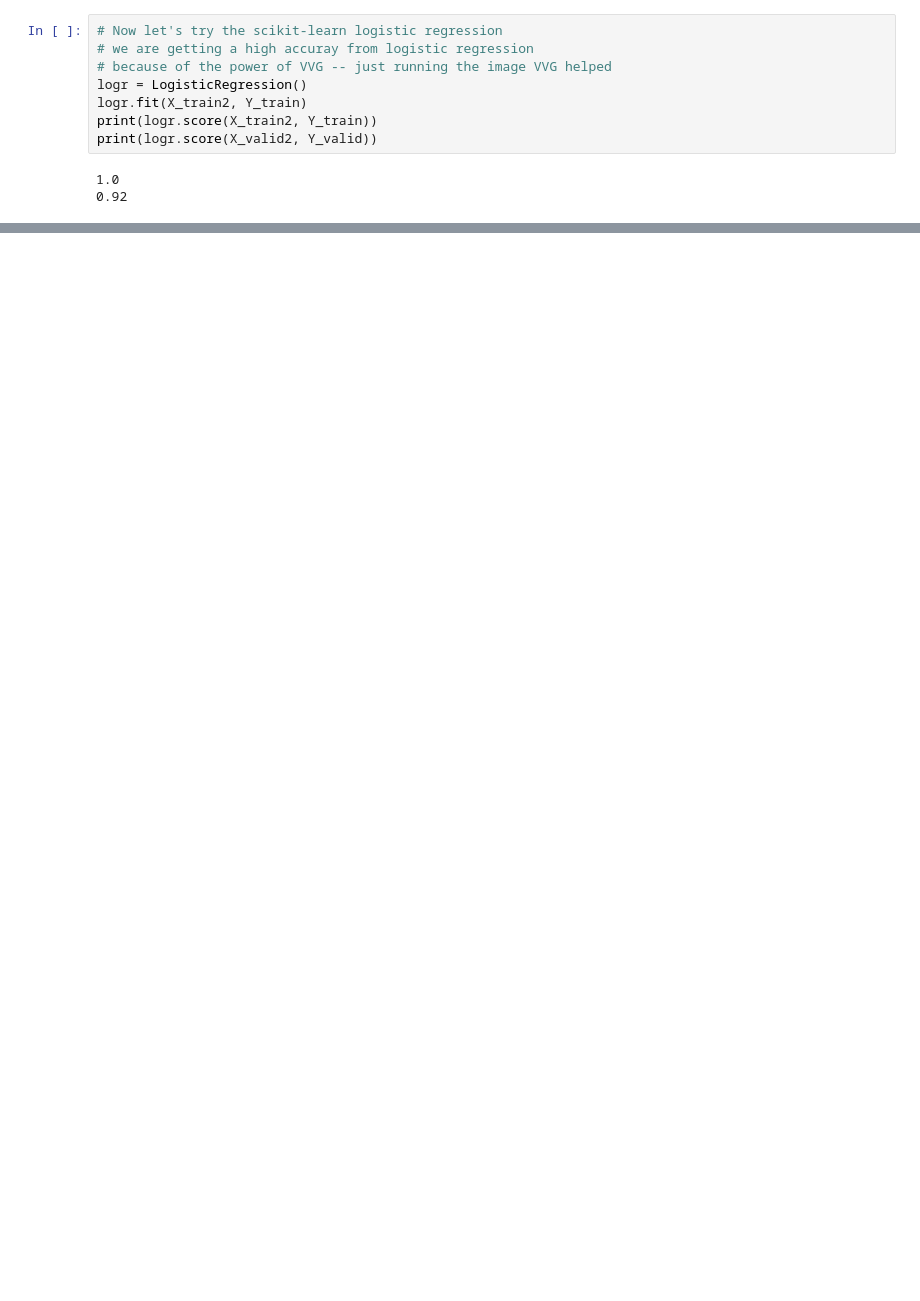
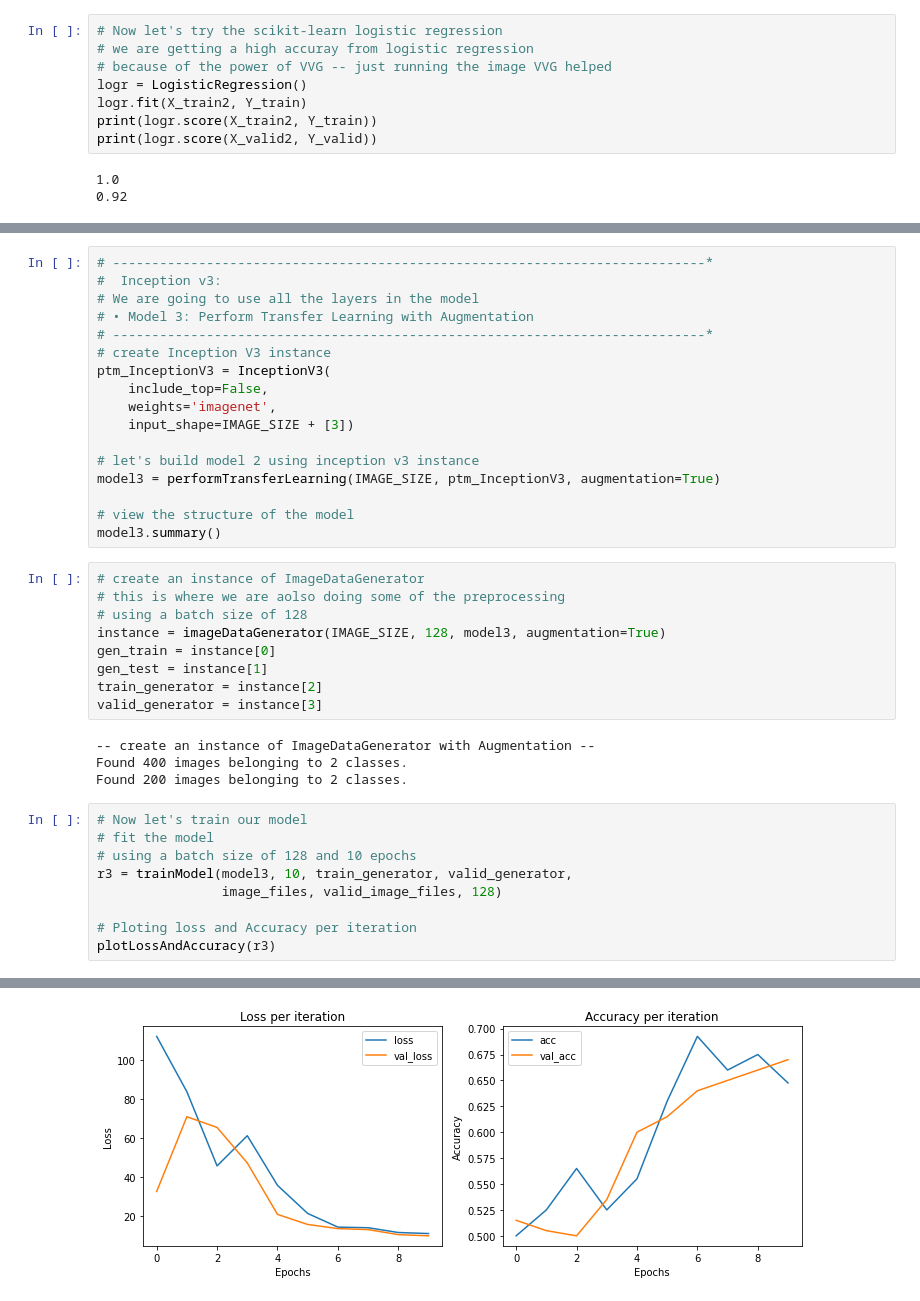
Before and after one commit to YannMjl/AI-764, a Jupyter notebook: Assign5.ipynb, the cells around one changed output, grey strips where cells are left out. Drawn from its saved outputs; the diff is of its cells as text; blank space fills up the shorter version.

```diff
--- a/Assign5.ipynb
+++ b/Assign5.ipynb
@@ -575,0 +581,40 @@ ptm.trainable = False
+# %%
+# ----------------------------------------------------------------------------*
+#  Inception v3:
+# We are going to use all the layers in the model
+# • Model 3: Perform Transfer Learning with Augmentation
+# ----------------------------------------------------------------------------*
+# create Inception V3 instance
+ptm_InceptionV3 = InceptionV3(
+    include_top=False,
+    weights='imagenet',
+    input_shape=IMAGE_SIZE + [3])
+
+# let's build model 2 using inception v3 instance
+model3 = performTransferLearning(IMAGE_SIZE, ptm_InceptionV3, augmentation=True)
+
+# view the structure of the model
+model3.summary()
+# %%
+# create an instance of ImageDataGenerator
+# this is where we are aolso doing some of the preprocessing
+# using a batch size of 128
+instance = imageDataGenerator(IMAGE_SIZE, 128, model3, augmentation=True)
+gen_train = instance[0]
+gen_test = instance[1]
+train_generator = instance[2]
+valid_generator = instance[3]
+# %% [output]
+-- create an instance of ImageDataGenerator with Augmentation --
+Found 400 images belonging to 2 classes.
+Found 200 images belonging to 2 classes.
+# %%
+# Now let's train our model
+# fit the model
+# using a batch size of 128 and 10 epochs
+r3 = trainModel(model3, 10, train_generator, valid_generator,
+                image_files, valid_image_files, 128)
+
+# Ploting loss and Accuracy per iteration
+plotLossAndAccuracy(r3)
+# %% [output]
@@ -575,0 +641 @@ ptm.trainable = False
+[figure, added]
```
Also changed, not shown: parts of 26 cells of this notebook.
